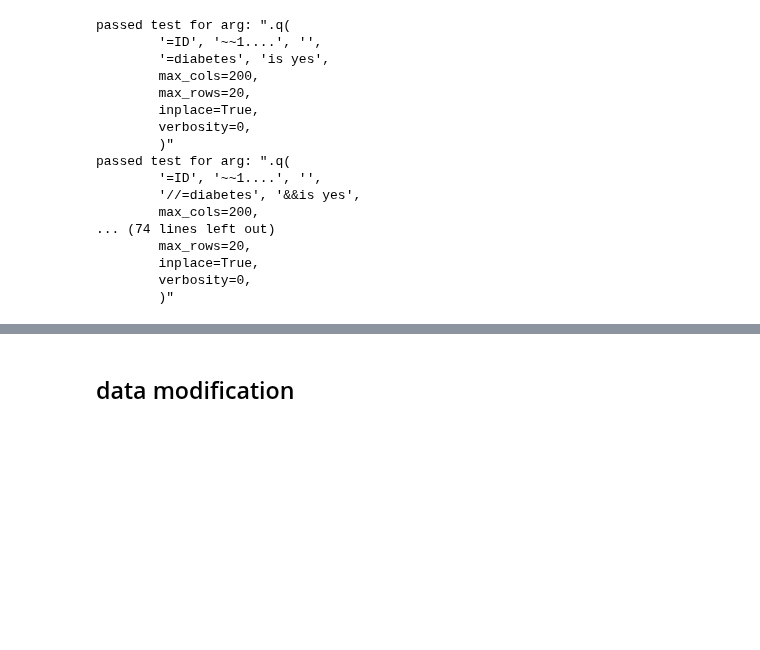
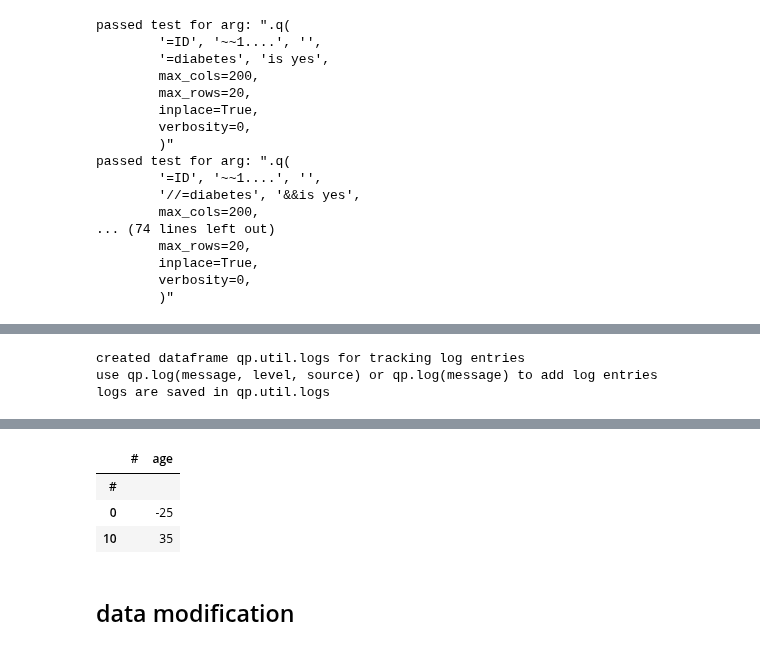
Before and after one commit to MartinVoelkl94/qplib_dev, a Jupyter notebook: testing.ipynb, the cells around one changed output, grey strips where cells are left out. Cells and saved outputs as stored; diff of their text form; code cells hidden in the pictures; blank space fills up the shorter version.

```diff
--- a/testing.ipynb
+++ b/testing.ipynb
@@ -1198,0 +1236,6 @@ passed test for arg: ".q(
+# %%
+df.q('age', '? isinstance(x, int)')
+# %% [output]
+created dataframe qp.util.logs for tracking log entries
+use qp.log(message, level, source) or qp.log(message) to add log entries
+logs are saved in qp.util.logs
@@ -1199,3 +1243,7 @@ passed test for arg: ".q(
+|  | # | age |
+| # |  |  |
+| 0 |  | -25 |
+| 10 |  | 35 |
 # %% [markdown]
 ## data modification
 # %%
```
Also changed, not shown: parts of 8 cells of this notebook, 18 other files.
